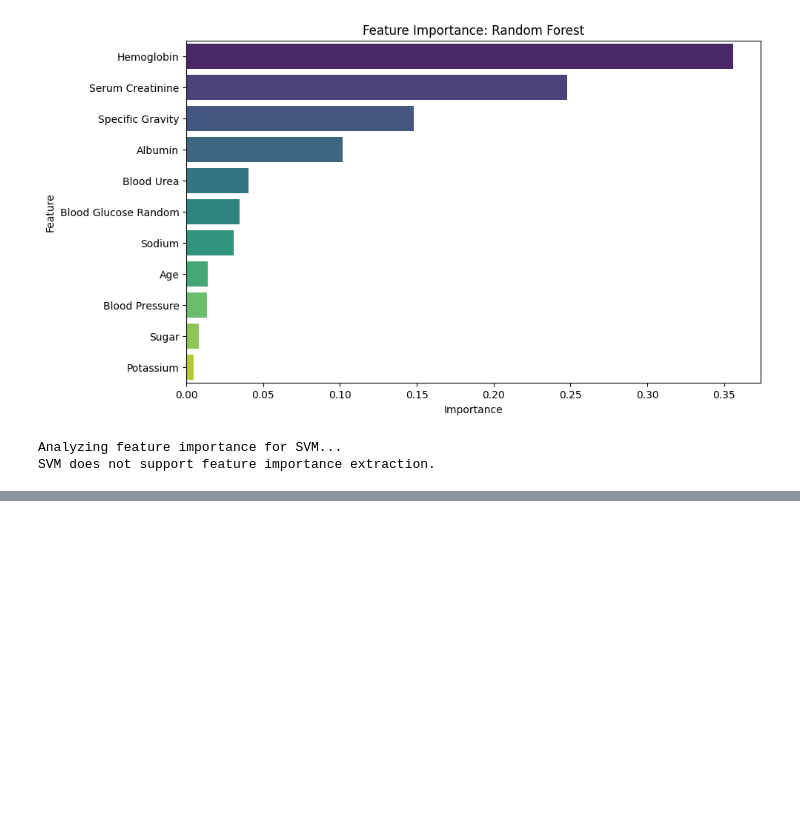
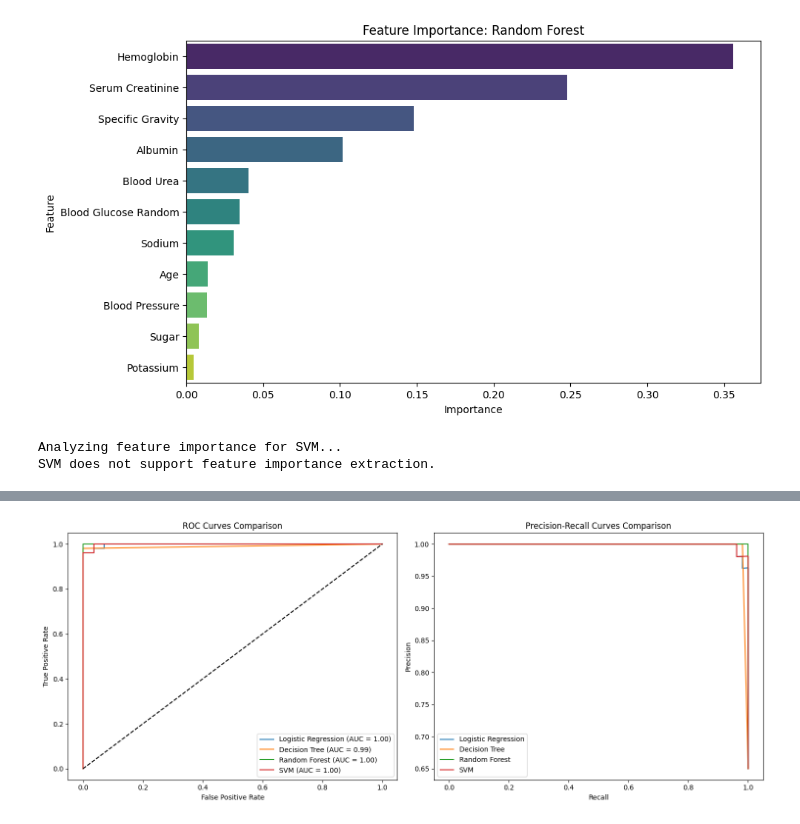
Before and after one commit to abshilpa/Chronic-Kidney-Disease-Data-Science-Project, a Jupyter notebook: MSC_Final_project_CKD.ipynb, the cells around one changed output, grey strips where cells are left out. Saved outputs shown, nothing was run; the diff lists cells and outputs as text; code cells hidden in the pictures; blank space fills up the shorter version.

```diff
--- a/MSC_Final_project_CKD.ipynb
+++ b/MSC_Final_project_CKD.ipynb
@@ -760,0 +925,46 @@ SVM does not support feature importance extraction.
+# %%
+import matplotlib.pyplot as plt
+from sklearn.metrics import roc_curve, precision_recall_curve, roc_auc_score
+
+def plot_comparison_curves(models, X_test, y_test):
+    """
+    Plot ROC and Precision-Recall comparison curves for all models.
+
+    Parameters:
+    models (dict): Dictionary of trained models.
+    X_test (pd.DataFrame): Test features.
+    y_test (pd.Series): True labels for the test set.
+    """
+    # Initialize plot
+    plt.figure(figsize=(15, 6))
+
+    # Subplot 1: ROC Curves
+    plt.subplot(1, 2, 1)
+    for name, model in models.items():
+        y_pred_proba = model.predict_proba(X_test)[:, 1]
+        fpr, tpr, _ = roc_curve(y_test, y_pred_proba)
+        auc = roc_auc_score(y_test, y_pred_proba)
+        plt.plot(fpr, tpr, label=f"{name} (AUC = {auc:.2f})")
+    plt.plot([0, 1], [0, 1], 'k--')  # Diagonal reference line
+    plt.title("ROC Curves Comparison")
+    plt.xlabel("False Positive Rate")
+    plt.ylabel("True Positive Rate")
+    plt.legend(loc="lower right")
+
+    # Subplot 2: Precision-Recall Curves
+    plt.subplot(1, 2, 2)
+    for name, model in models.items():
+        y_pred_proba = model.predict_proba(X_test)[:, 1]
+        precision, recall, _ = precision_recall_curve(y_test, y_pred_proba)
+        plt.plot(recall, precision, label=name)
+    plt.title("Precision-Recall Curves Comparison")
+    plt.xlabel("Recall")
+    plt.ylabel("Precision")
+    plt.legend(loc="lower left")
+
+    # Show plots
+    plt.tight_layout()
+    plt.show()
+plot_comparison_curves(best_models, X_test, y_test)
+# %% [output]
+[figure, added]
```
Also changed, not shown: parts of 2 cells of this notebook.
